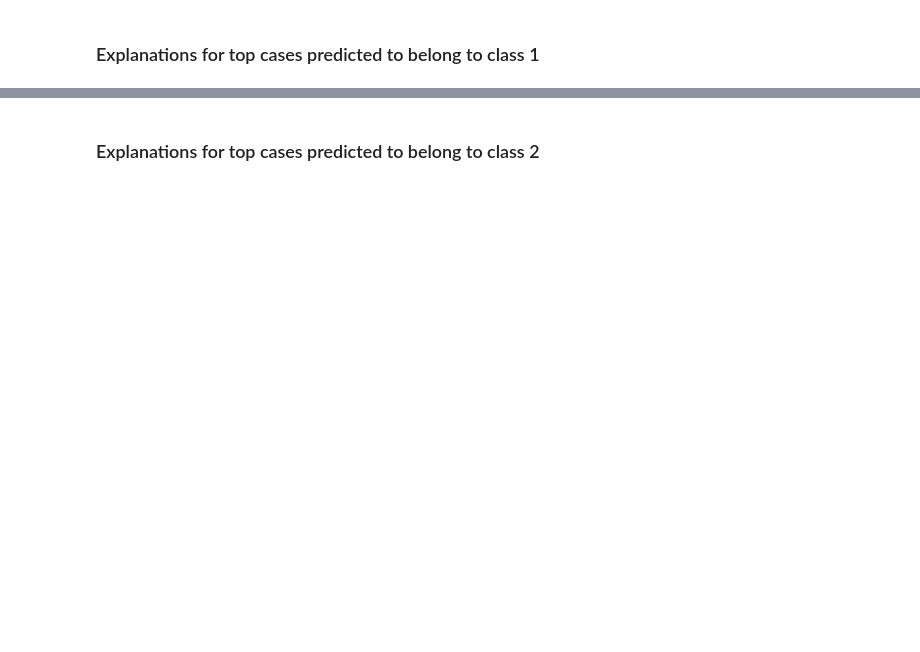
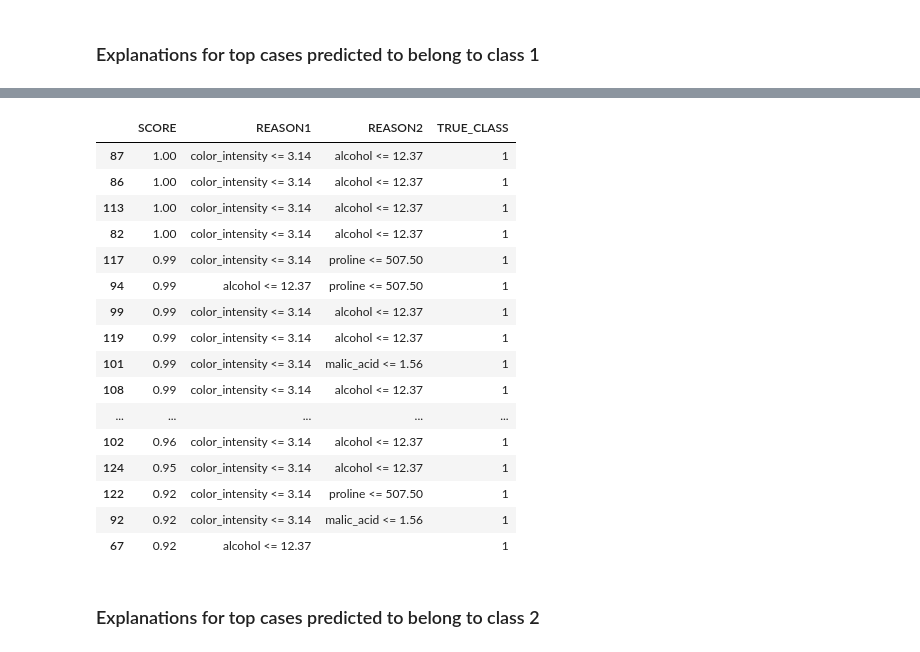
Before and after one commit to roywright/ML_snippets, a Jupyter notebook: explanations_demo.ipynb, the cells around one changed output, grey strips where cells are left out. Cells and saved outputs as stored; diff of their text form; code cells hidden in the pictures; blank space fills up the shorter version.

```diff
--- a/explanations_demo.ipynb
+++ b/explanations_demo.ipynb
@@ -144,7 +151,7 @@ Wall time: 40.5 s
 ### Explanations for top cases predicted to belong to class 1
 # %%
 %%time
-predict_explain(clf[1], Xtest).assign(
+pe1l = predict_explain(clf[1], Xtest).assign(
     TRUE_CLASS = ytest
-).sort_values('SCORE', ascending = False).head(26)
+).sort_values('SCORE', ascending = False).head(20)
 # %% [output]
@@ -169,3 +159,23 @@ Wall time: 43.4 s
+# %%
+pe1l
+# %% [output]
+|  | SCORE | REASON1 | REASON2 | TRUE_CLASS |
+| 87 | 1.00 | color_intensity <= 3.14 | alcohol <= 12.37 | 1 |
+| 86 | 1.00 | color_intensity <= 3.14 | alcohol <= 12.37 | 1 |
+| 113 | 1.00 | color_intensity <= 3.14 | alcohol <= 12.37 | 1 |
+| 82 | 1.00 | color_intensity <= 3.14 | alcohol <= 12.37 | 1 |
+| 117 | 0.99 | color_intensity <= 3.14 | proline <= 507.50 | 1 |
+| 94 | 0.99 | alcohol <= 12.37 | proline <= 507.50 | 1 |
+| 99 | 0.99 | color_intensity <= 3.14 | alcohol <= 12.37 | 1 |
+| 119 | 0.99 | color_intensity <= 3.14 | alcohol <= 12.37 | 1 |
+| 101 | 0.99 | color_intensity <= 3.14 | malic_acid <= 1.56 | 1 |
+| 108 | 0.99 | color_intensity <= 3.14 | alcohol <= 12.37 | 1 |
+| ... | ... | ... | ... | ... |
+| 102 | 0.96 | color_intensity <= 3.14 | alcohol <= 12.37 | 1 |
+| 124 | 0.95 | color_intensity <= 3.14 | alcohol <= 12.37 | 1 |
+| 122 | 0.92 | color_intensity <= 3.14 | proline <= 507.50 | 1 |
+| 92 | 0.92 | color_intensity <= 3.14 | malic_acid <= 1.56 | 1 |
+| 67 | 0.92 | alcohol <= 12.37 |  | 1 |
 # %% [markdown]
 ### Explanations for top cases predicted to belong to class 2
 # %%
```
Also changed, not shown: parts of 26 cells of this notebook, 1 other file.
